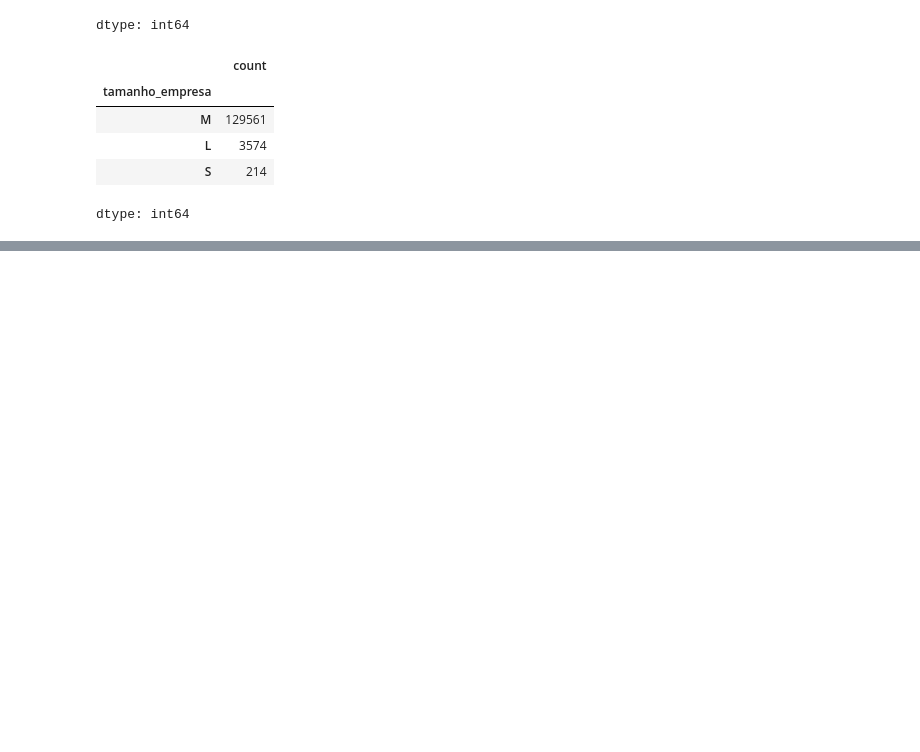
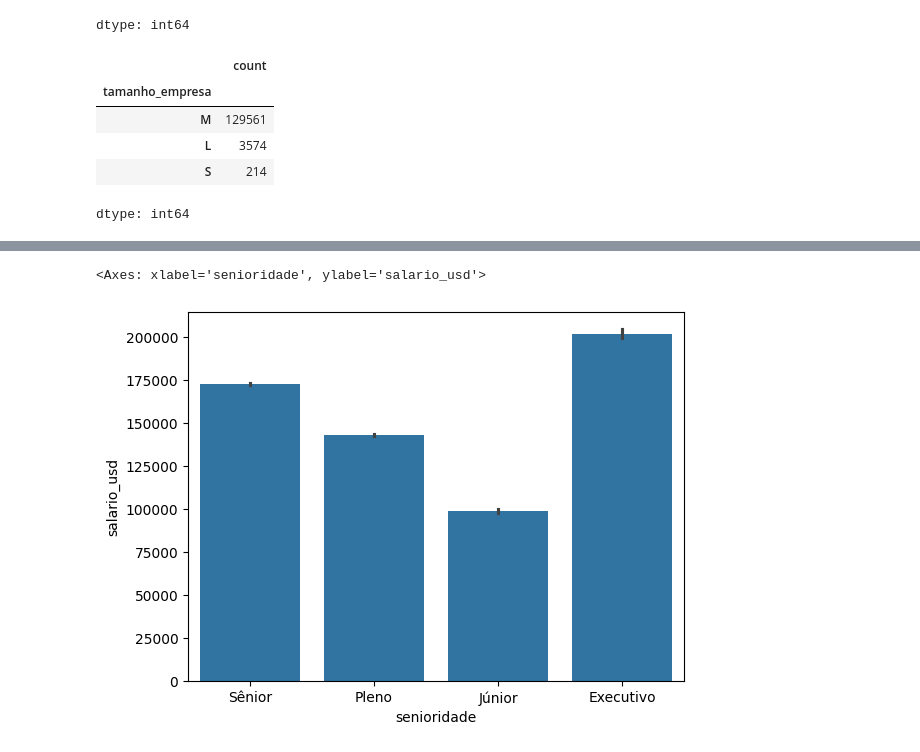
Before and after one commit to gabrielfelip/ALURA-DADOS, a Jupyter notebook: alura_dados.ipynb, the cells around one changed output, grey strips where cells are left out. Saved outputs shown, nothing was run; the diff lists cells and outputs as text; code cells hidden in the pictures; blank space fills up the shorter version.

```diff
--- a/alura_dados.ipynb
+++ b/alura_dados.ipynb
@@ -170,0 +289,2 @@ df.describe(include="object")
+# %%
+df_limpo = df.dropna()
@@ -170,0 +316,2 @@ df.describe(include="object")
+# %%
+df_limpo = df_limpo.assign(ano=df_limpo['ano'].astype('Int64'))
@@ -170,0 +345,5 @@ df.describe(include="object")
+# %%
+sns.barplot(data=df_limpo, x='senioridade', y='salario_usd', estimator='mean')
+# %% [output]
+<Axes: xlabel='senioridade', ylabel='salario_usd'>
+[figure, added]
```
Also changed, not shown: parts of 48 cells of this notebook.
